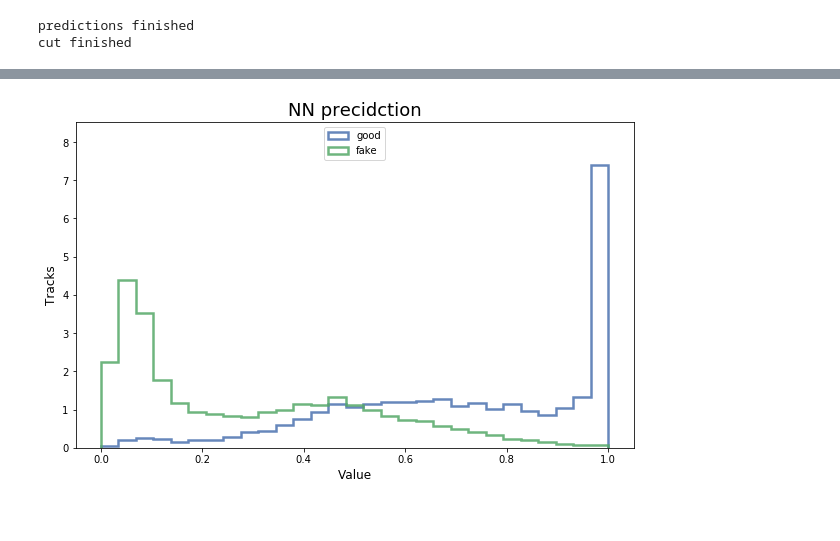
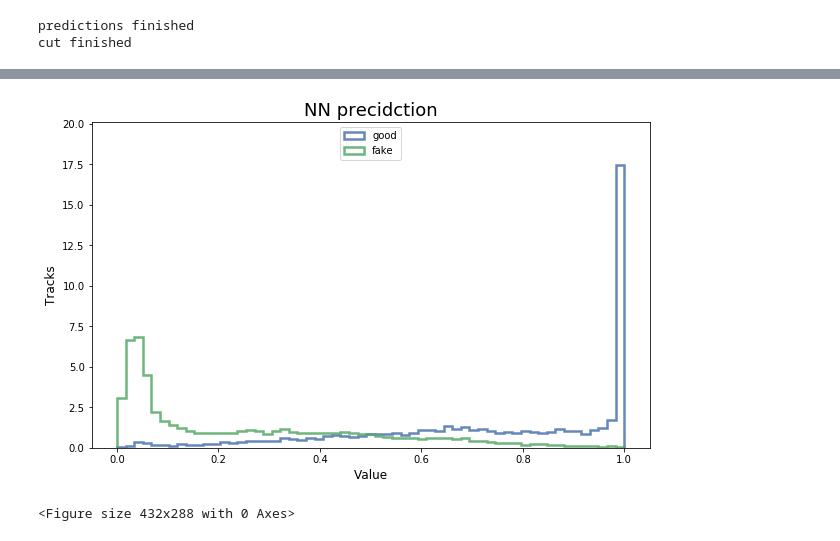
Before and after one commit to robinnewhouse/LRTNotebooks, a Jupyter notebook: Training.ipynb, the cells around one changed output, grey strips where cells are left out. Saved outputs shown, nothing was run; the diff lists cells and outputs as text; code cells hidden in the pictures.

```diff
--- a/Training.ipynb
+++ b/Training.ipynb
@@ -520,6 +518,8 @@ class PlotLearning(keras.callbacks.Callback):
         self.acc = []
         self.val_acc = []
         self.fig = plt.figure()
+        self.pred_good = np.array([])
+        self.pred_fake = np.array([])
 
         self.logs = []
 
@@ -545,22 +545,21 @@ class PlotLearning(keras.callbacks.Callback):
         ax2.plot(self.x, self.val_acc, label="Validation set accuracy")
         ax2.legend()
 
+        if (epoch % 10 == 0):
+            predictions = model.predict(X_val)
+            self.pred_good = predictions[Y_val.flatten() == 1]
+            self.pred_fake = predictions[Y_val.flatten() == 0]
 
-        predictions = model.predict(X_val)
-        pred_good = predictions[Y_val.flatten() == 1]
-        pred_fake = predictions[Y_val.flatten() == 0]
-
-        x = [pred_good, pred_fake]
+        x = [self.pred_good, self.pred_fake]
         edgecolors = ['#4C72B0','#55A868']
         for i in [0,1]:
-            ax3.hist(x[i], edgecolor=edgecolors[i], histtype='step', linewidth=2.5, alpha=0.85, density=1, bins = np.linspace(0,1,30))
+            ax3.hist(x[i], edgecolor=edgecolors[i], histtype='step', linewidth=2.5, alpha=0.85, density=1, bins = np.linspace(0,1,90))
         ax3.set_xlabel("Value", fontsize=12)
         ax3.set_ylabel("Tracks", fontsize=12)
         ax3.set_title("NN precidction", fontsize=18)
         ax3.legend(['good', 'fake'], loc='upper center')
 #         ymin, ymax = plt.ylim()
 #         plt.ylim(ymin,ymax*1.1)
-
         plt.show();
 
 plot = PlotLearning()
@@ -694,9 +693,10 @@ print("Input tensor shape (examples, features):", X_train.shape)
 def create_model():
     model = keras.Sequential()
     model.add(keras.layers.Dense(n_variables, input_dim=n_variables, activation='relu'))
-    model.add(keras.layers.Dense(n_variables, activation='relu',kernel_regularizer=keras.regularizers.l2(0.001)))
+    model.add(keras.layers.Dense(n_variables*3, activation='relu',kernel_regularizer=keras.regularizers.l2(0.001)))
+    model.add(keras.layers.Dense(n_variables*2, activation='relu'))
+#     model.add(keras.layers.Dropout(rate=0.1, seed=1))
     model.add(keras.layers.Dense(n_variables, activation='relu'))
-#     model.add(keras.layers.Dropout(rate=0.1, seed=1))
     model.add(keras.layers.Dense(n_variables, activation='relu'))
 #     model.add(keras.layers.Dropout(rate=0.1, seed=1))
 #     model.add(keras.layers.Dense(12, input_dim=n_variables, activation='relu'))
@@ -736,9 +733,9 @@ None
 # Note: this cell can be run again to train even more, as long as the model is not re-made, the optomizer will maintain its last state
 
 # Fit the model
-history = model.fit(X_train, Y_train, epochs=1000, batch_size=10000 ,
+history = model.fit(X_train, Y_train, epochs=10000, batch_size=5000000 ,
                     callbacks=[plot, early_stop, GetBest(monitor='val_acc', verbose=1, mode='max') ],
-                    validation_data=(X_val, Y_val, val_weights),
-                    sample_weight = train_weights
+                    validation_data=(X_val, Y_val, ),
+#                     sample_weight = train_weights
                    )
 # %% [output]
@@ -761,7 +758,7 @@ acc: 78.10%
 # The lines below should save things correctly
 
 # Create a time-stamped subdirectory to keep clean records
-model_dir = dir_name+'model/'+datetime.datetime.now().isoformat()
+model_dir = dir_name+'model/'+datetime.datetime.now().strftime('%Y%m%d_%H%M%S')
 if not os.path.isdir(model_dir):
     os.mkdir(model_dir)
 
@@ -848,32 +845,34 @@ saved to /eos/user/r/rnewhous/LRT/training/PowhegPythia8EvtGen_WmH_H125_a55a55_4
 # %%
 # Visualize the NN dicriminant evaluated on good and fake tracks
 
 pred_good = predictions[Y_val.flatten() == 1]
 pred_fake = predictions[Y_val.flatten() == 0]
 
 fig, ax1 = plt.subplots(1, 1,figsize=(10,6))
 x = [pred_good, pred_fake]
 edgecolors = ['#4C72B0','#55A868']
 for i in [0,1]:
-    ax1.hist(x[i], edgecolor=edgecolors[i], histtype='step', linewidth=2.5, alpha=0.85, density=1, bins = np.linspace(0,1,30))
+    ax1.hist(x[i], edgecolor=edgecolors[i], histtype='step', linewidth=2.5, alpha=0.85, density=1, bins = np.linspace(0,1,60))
 ax1.set_xlabel("Value", fontsize=12)
 ax1.set_ylabel("Tracks", fontsize=12)
 ax1.set_title("NN precidction", fontsize=18)
 ax1.legend(['good', 'fake'], loc='upper center')
 ymin, ymax = plt.ylim()
 plt.ylim(ymin,ymax*1.1)
 plt.show()
+plt.savefig('{}/discriminant.png'.format(model_dir),)
 
 # From a previous study where we would cut on some nn value to remove fakes
 # for cut in [0.05,0.1,0.2,0.5,0.8]:
 #     total_fake = len(pred_fake)
 #     remaining_fake = len(pred_fake[pred_fake>=cut])
 #     print("Cutting at {}: remaining fakes: {:.2%}".format(cut, remaining_fake/total_fake))
 #     total_good = len(pred_good)
 #     remaining_good = len(pred_good[pred_good>=cut])
 #     print("                remaining goods: {:.2%}".format(remaining_good/total_good))
 # %% [output]
-[figure, old version]
+[figure, new version]
+<Figure size 432x288 with 0 Axes>
 # %%
 # Plotting the ROC curve
 # https://www.dlology.com/blog/simple-guide-on-how-to-generate-roc-plot-for-keras-classifier/
```
Also changed, not shown: parts of 19 cells of this notebook.
